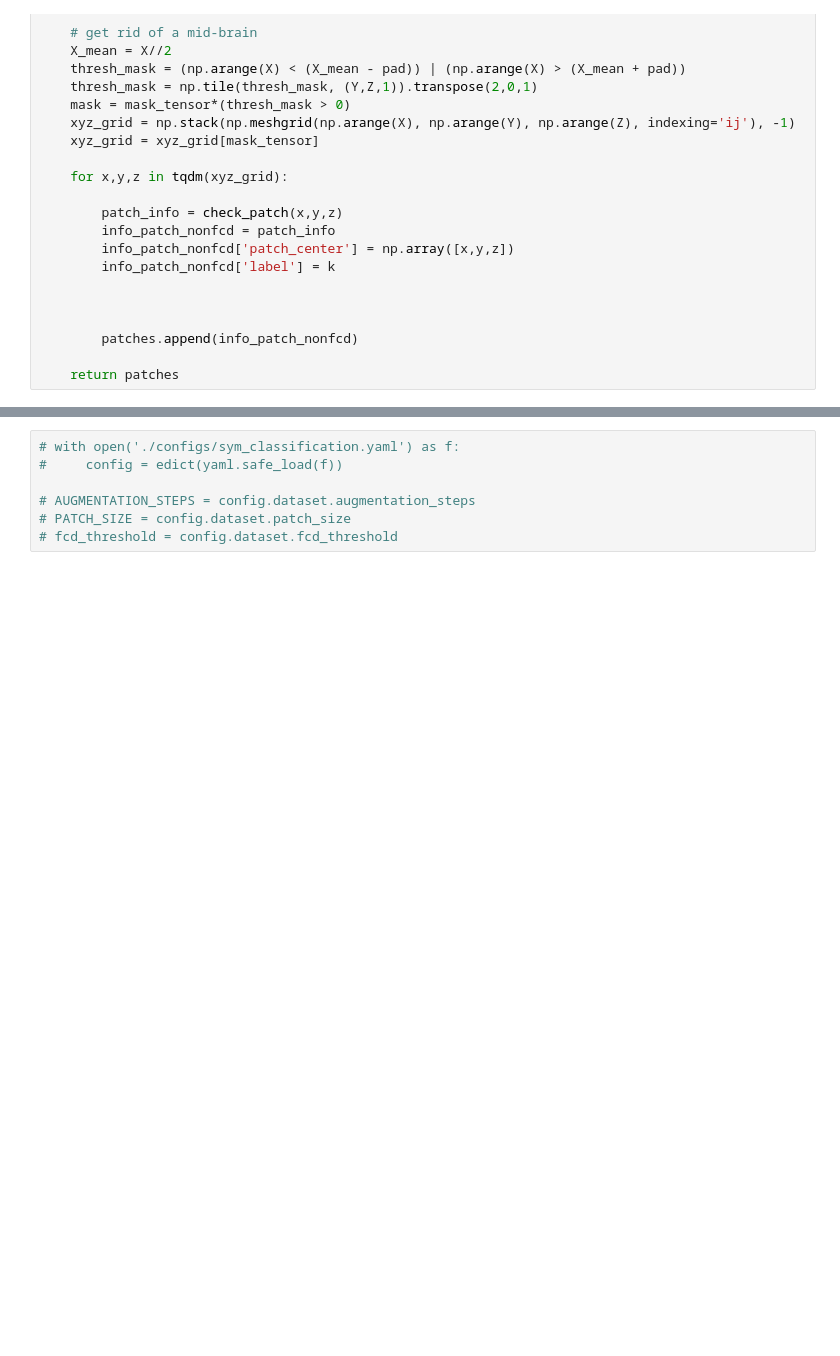
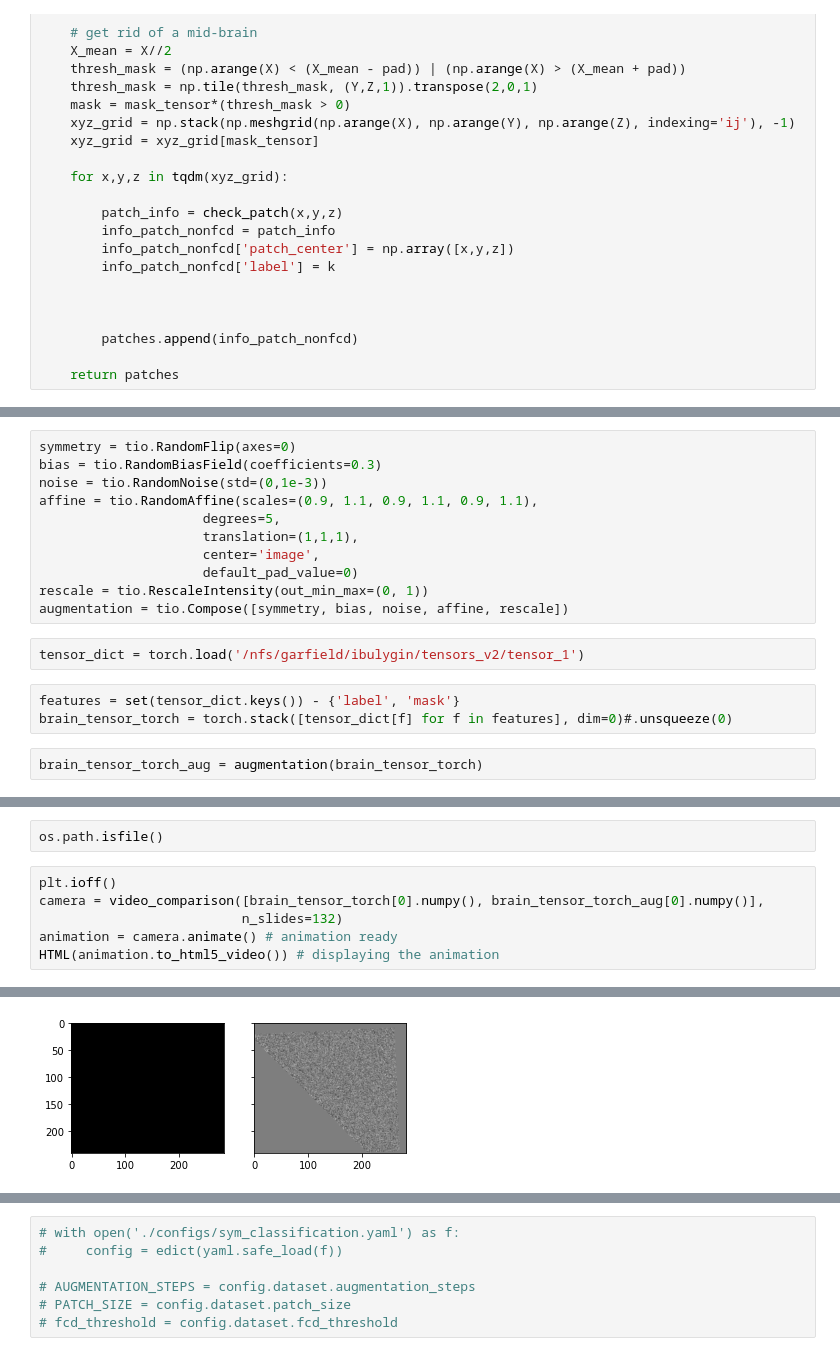
Before and after one commit to blufzzz/FCDNet, a Jupyter notebook: dataset_patches.ipynb, the cells around one changed output, grey strips where cells are left out. Saved outputs shown, nothing was run; the diff lists cells and outputs as text; blank space fills up the shorter version.

```diff
--- a/dataset_patches.ipynb
+++ b/dataset_patches.ipynb
@@ -194,0 +208,18 @@ SyntaxError: invalid syntax (1388807035.py, line 3)
+# %%
+symmetry = tio.RandomFlip(axes=0)
+bias = tio.RandomBiasField(coefficients=0.3)
+noise = tio.RandomNoise(std=(0,1e-3))
+affine = tio.RandomAffine(scales=(0.9, 1.1, 0.9, 1.1, 0.9, 1.1),
+                     degrees=5,
+                     translation=(1,1,1),
+                     center='image',
+                     default_pad_value=0)
+rescale = tio.RescaleIntensity(out_min_max=(0, 1))
+augmentation = tio.Compose([symmetry, bias, noise, affine, rescale])
+# %%
+tensor_dict = torch.load('/nfs/garfield/ibulygin/tensors_v2/tensor_1')
+# %%
+features = set(tensor_dict.keys()) - {'label', 'mask'}
+brain_tensor_torch = torch.stack([tensor_dict[f] for f in features], dim=0)#.unsqueeze(0)
+# %%
+brain_tensor_torch_aug = augmentation(brain_tensor_torch)
@@ -194,0 +247,9 @@ SyntaxError: invalid syntax (1388807035.py, line 3)
+# %%
+os.path.isfile()
+# %%
+plt.ioff()
+camera = video_comparison([brain_tensor_torch[0].numpy(), brain_tensor_torch_aug[0].numpy()],
+                          n_slides=132)
+animation = camera.animate() # animation ready
+HTML(animation.to_html5_video()) # displaying the animation
+# %% [output]
@@ -194,0 +257 @@ SyntaxError: invalid syntax (1388807035.py, line 3)
+[figure, added]
```
Also changed, not shown: parts of 40 cells of this notebook, 10 other files.
